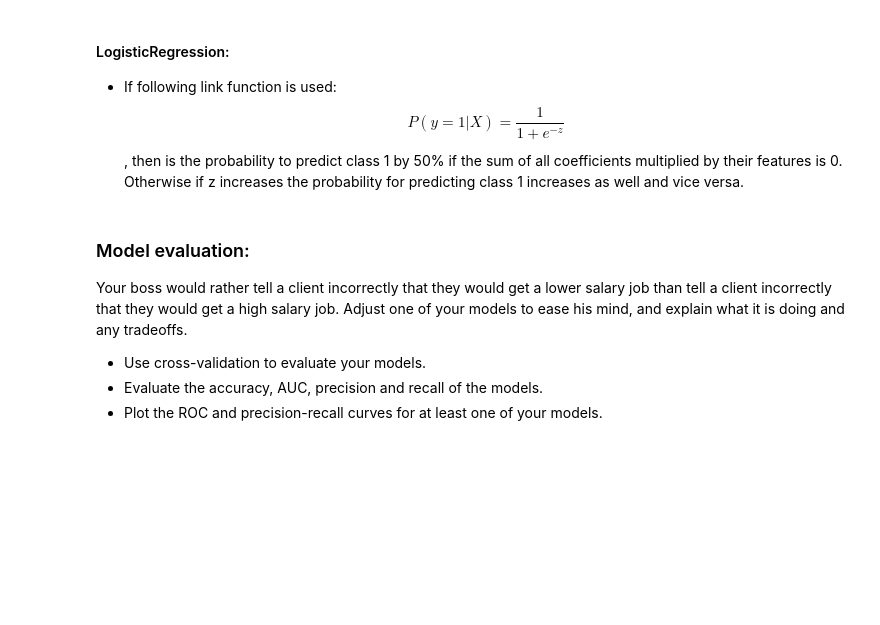
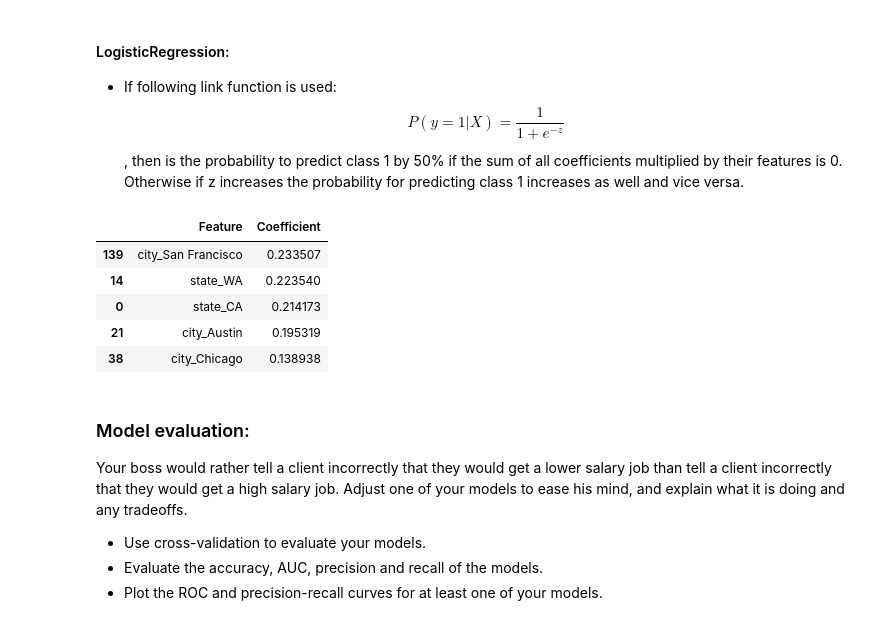
Before and after one commit to androi7/ds-mini-projects, a Jupyter notebook: WebScraping/Salary.ipynb, the cells around one changed output. Drawn from its saved outputs; the diff is of its cells as text; code cells hidden in the pictures; blank space fills up the shorter version.

```diff
--- a/WebScraping/Salary.ipynb
+++ b/WebScraping/Salary.ipynb
@@ -1380,10 +1406,18 @@ $$P(y=1|X)=\frac{1}{1+e^{-z}}$$,
 then is the probability to predict class 1 by 50% if the sum of all coefficients multiplied by their features is 0. Otherwise if z increases the probability for predicting class 1 increases as well and vice versa.
 # %%
 # LogisticRegression
-pd.DataFrame({'Feature': X_train.columns,
-              'Coefficient': estimators[2].best_estimator_.coef_[0],
-              'Abs_Coefficient': abs(estimators[2].best_estimator_.coef_[0])}
-            ).sort_values(by='Abs_Coefficient', ascending=False).head(5)
+cols = pipe.named_steps['prep_dum'].get_feature_names()
+pd.DataFrame({'Feature': cols,
+              'Coefficient': models[2].best_estimator_.coef_[0],
+              'Abs_Coefficient': abs(models[2].best_estimator_.coef_[0])}
+            ).sort_values(by='Abs_Coefficient', ascending=False).drop(['Abs_Coefficient'], axis=1).head(5)
+# %% [output]
+|  | Feature | Coefficient |
+| 139 | city_San Francisco | 0.233507 |
+| 14 | state_WA | 0.223540 |
+| 0 | state_CA | 0.214173 |
+| 21 | city_Austin | 0.195319 |
+| 38 | city_Chicago | 0.138938 |
 # %%
 from sklearn.feature_extraction.text import TfidfVectorizer
 # %%
```
Also changed, not shown: parts of 11 cells of this notebook.
